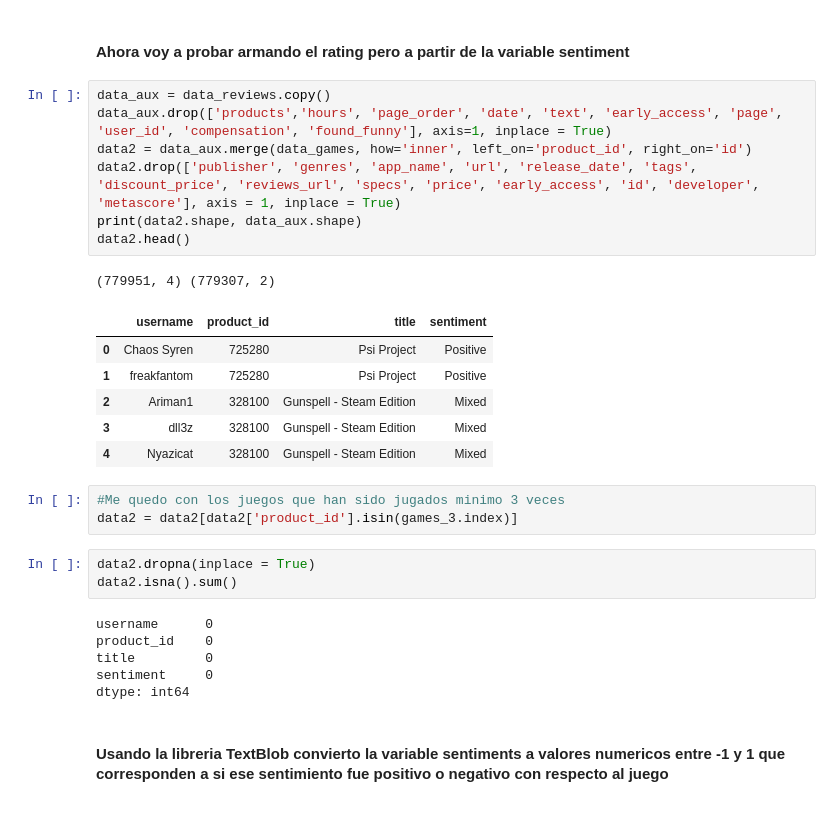
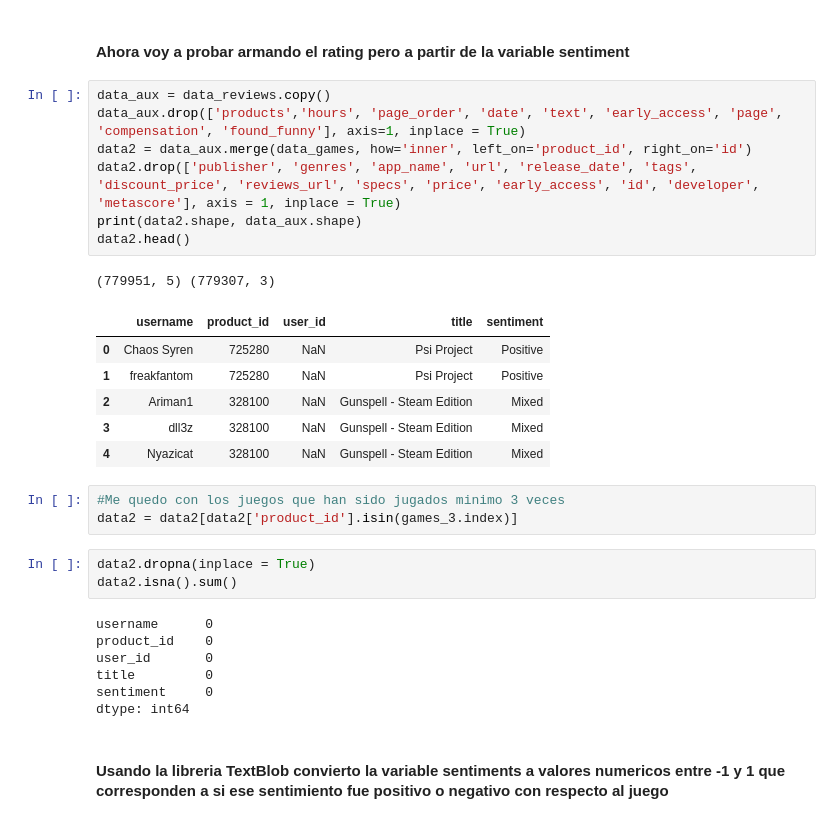
Before and after one commit to eugeniabezek/Recommender_System_Collaborative_Filtering, a Jupyter notebook: DS_Proyecto_03_SR.ipynb, the cells around one changed output. Drawn from its saved outputs; the diff is of its cells as text.

```diff
--- a/DS_Proyecto_03_SR.ipynb
+++ b/DS_Proyecto_03_SR.ipynb
@@ -298,19 +298,19 @@ RMSE: 0.7911
 #### Ahora voy a probar armando el rating pero a partir de la variable sentiment
 # %%
 data_aux = data_reviews.copy()
-data_aux.drop(['products','hours', 'page_order', 'date', 'text', 'early_access', 'page', 'user_id', 'compensation', 'found_funny'], axis=1, inplace = True)
+data_aux.drop(['products','hours', 'page_order', 'date', 'text', 'early_access', 'page', 'compensation', 'found_funny'], axis=1, inplace = True)
 data2 = data_aux.merge(data_games, how='inner', left_on='product_id', right_on='id')
 data2.drop(['publisher', 'genres', 'app_name', 'url', 'release_date', 'tags', 'discount_price', 'reviews_url', 'specs', 'price', 'early_access', 'id', 'developer', 'metascore'], axis = 1, inplace = True)
 print(data2.shape, data_aux.shape)
 data2.head()
 # %% [output]
-(779951, 4) (779307, 2)
+(779951, 5) (779307, 3)
-|  | username | product_id | title | sentiment |
-| 0 | Chaos Syren | 725280 | Psi Project | Positive |
-| 1 | freakfantom | 725280 | Psi Project | Positive |
-| 2 | Ariman1 | 328100 | Gunspell - Steam Edition | Mixed |
-| 3 | dll3z | 328100 | Gunspell - Steam Edition | Mixed |
-| 4 | Nyazicat | 328100 | Gunspell - Steam Edition | Mixed |
+|  | username | product_id | user_id | title | sentiment |
+| 0 | Chaos Syren | 725280 | NaN | Psi Project | Positive |
+| 1 | freakfantom | 725280 | NaN | Psi Project | Positive |
+| 2 | Ariman1 | 328100 | NaN | Gunspell - Steam Edition | Mixed |
+| 3 | dll3z | 328100 | NaN | Gunspell - Steam Edition | Mixed |
+| 4 | Nyazicat | 328100 | NaN | Gunspell - Steam Edition | Mixed |
 # %%
 #Me quedo con los juegos que han sido jugados minimo 3 veces
 data2 = data2[data2['product_id'].isin(games_3.index)]
@@ -320,6 +320,7 @@ data2.isna().sum()
 # %% [output]
 username      0
 product_id    0
+user_id       0
 title         0
 sentiment     0
 dtype: int64
```
Also changed, not shown: parts of 14 cells of this notebook.
